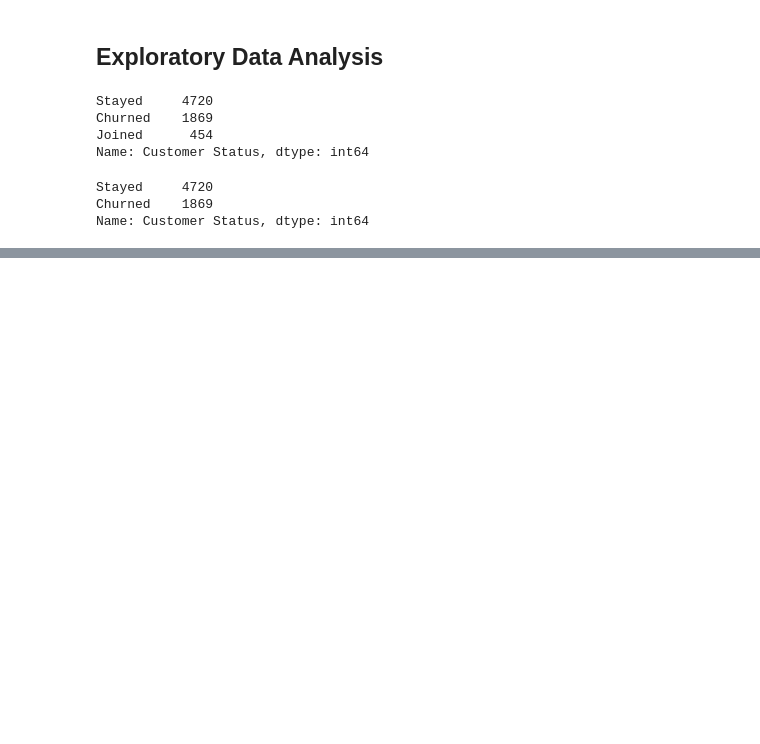
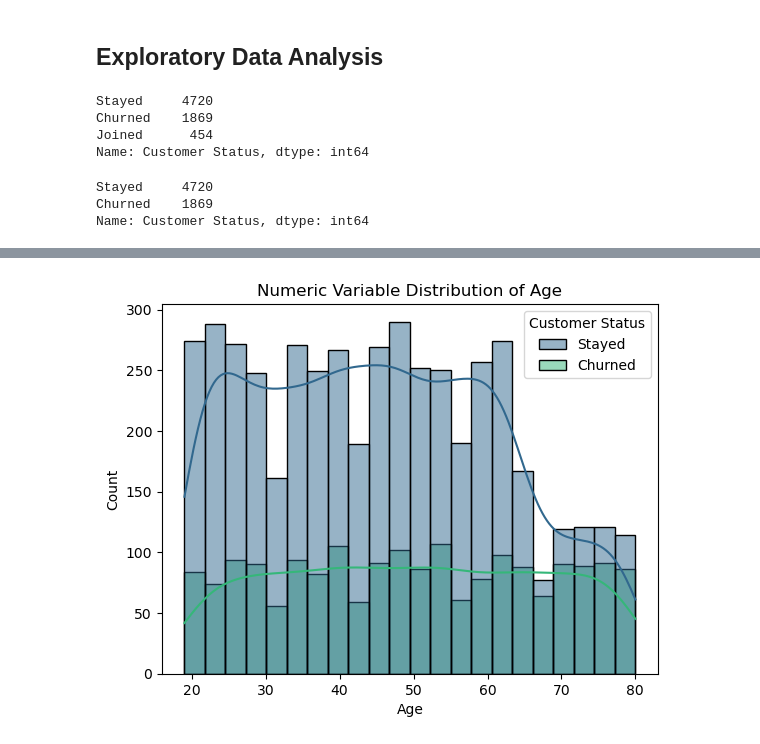
Before and after one commit to KoriMigan/Churn-Telecom-Project, a Jupyter notebook: index.ipynb, the cells around one changed output, grey strips where cells are left out. Drawn from its saved outputs; the diff is of its cells as text; code cells hidden in the pictures; blank space fills up the shorter version.

```diff
--- a/index.ipynb
+++ b/index.ipynb
@@ -342,0 +366,24 @@ plt.show()
+# %%
+def numeric_distributions(df, numeric_variable, target_variable, palette='viridis'):
+    """
+    Plot the distributions of numeric variables based on the target variable.
+
+    Parameters:
+        df (DataFrame): The input DataFrame.
+        numeric_variable (str): The name of the numeric variable column.
+        target_variable (str): The name of the target variable column.
+        colormap (str): The name of the colormap. Default is 'viridis'.
+
+    """
+    # Plot numeric distributions based on the target variable
+    sns.histplot(data=df, x=numeric_variable, hue=target_variable, kde=True, palette=palette)
+
+    # Set the title of the plot
+    plt.title(f'Numeric Variable Distribution of {numeric_variable}')
+
+    # Plot Graph
+    plt.show()
+# %%
+numeric_distributions(df, 'Age', 'Customer Status')
+# %% [output]
+[figure, added]
```
Also changed, not shown: parts of 16 cells of this notebook.
